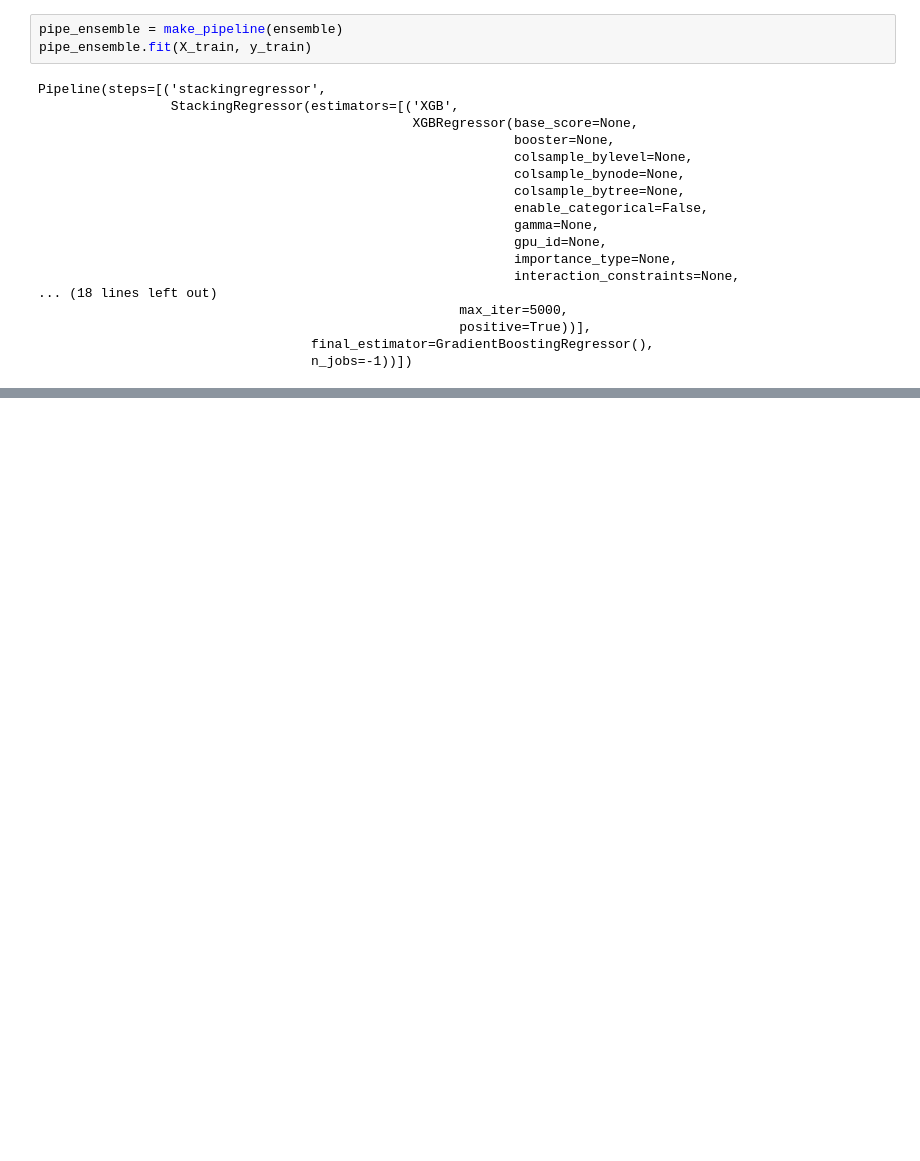
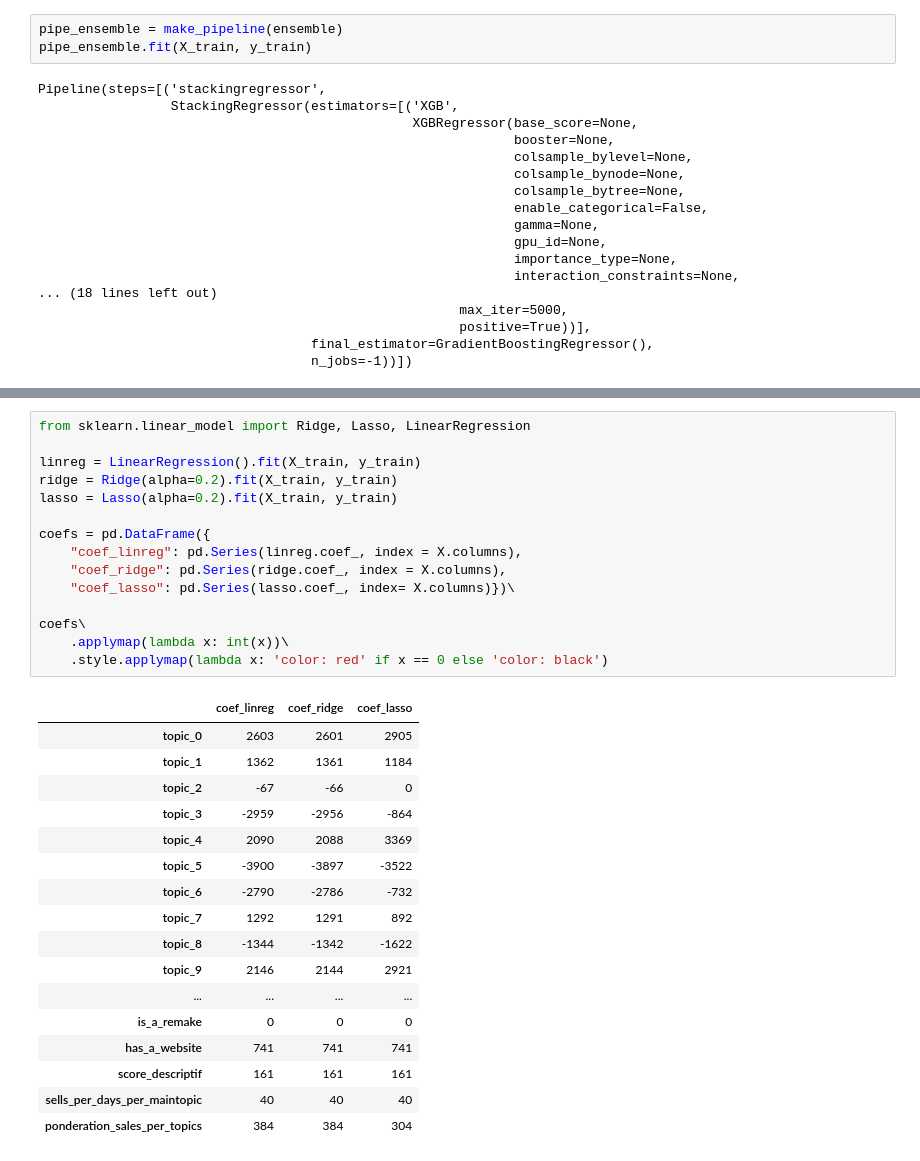
Before and after one commit to Rvanelven/steamator, a Jupyter notebook: notebooks/etienne_#?_test_model_small.ipynb, the cells around one changed output, grey strips where cells are left out. Drawn from its saved outputs; the diff is of its cells as text; blank space fills up the shorter version.

```diff
--- a/notebooks/etienne_#?_test_model_small.ipynb
+++ b/notebooks/etienne_#?_test_model_small.ipynb
@@ -186,0 +202,33 @@ Pipeline(steps=[('stackingregressor',
+# %%
+from sklearn.linear_model import Ridge, Lasso, LinearRegression
+
+linreg = LinearRegression().fit(X_train, y_train)
+ridge = Ridge(alpha=0.2).fit(X_train, y_train)
+lasso = Lasso(alpha=0.2).fit(X_train, y_train)
+
+coefs = pd.DataFrame({
+    "coef_linreg": pd.Series(linreg.coef_, index = X.columns),
+    "coef_ridge": pd.Series(ridge.coef_, index = X.columns),
+    "coef_lasso": pd.Series(lasso.coef_, index= X.columns)})\
+
+coefs\
+    .applymap(lambda x: int(x))\
+    .style.applymap(lambda x: 'color: red' if x == 0 else 'color: black')
+# %% [output]
+|  | coef_linreg | coef_ridge | coef_lasso |
+| topic_0 | 2603 | 2601 | 2905 |
+| topic_1 | 1362 | 1361 | 1184 |
+| topic_2 | -67 | -66 | 0 |
+| topic_3 | -2959 | -2956 | -864 |
+| topic_4 | 2090 | 2088 | 3369 |
+| topic_5 | -3900 | -3897 | -3522 |
+| topic_6 | -2790 | -2786 | -732 |
+| topic_7 | 1292 | 1291 | 892 |
+| topic_8 | -1344 | -1342 | -1622 |
+| topic_9 | 2146 | 2144 | 2921 |
+| ... | ... | ... | ... |
+| is_a_remake | 0 | 0 | 0 |
+| has_a_website | 741 | 741 | 741 |
+| score_descriptif | 161 | 161 | 161 |
+| sells_per_days_per_maintopic | 40 | 40 | 40 |
+| ponderation_sales_per_topics | 384 | 384 | 304 |
```
Also changed, not shown: parts of 9 cells of this notebook, 6 other files.
